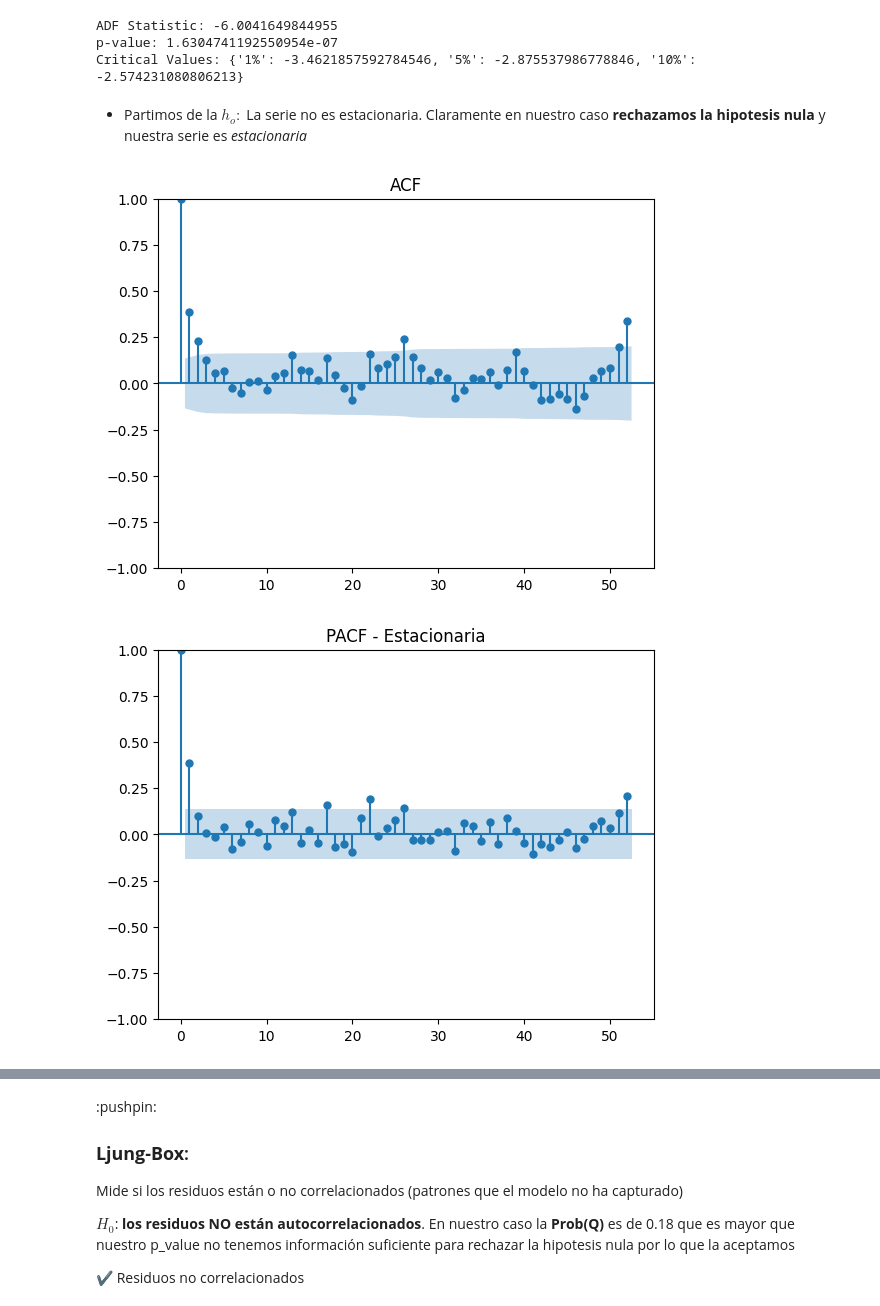
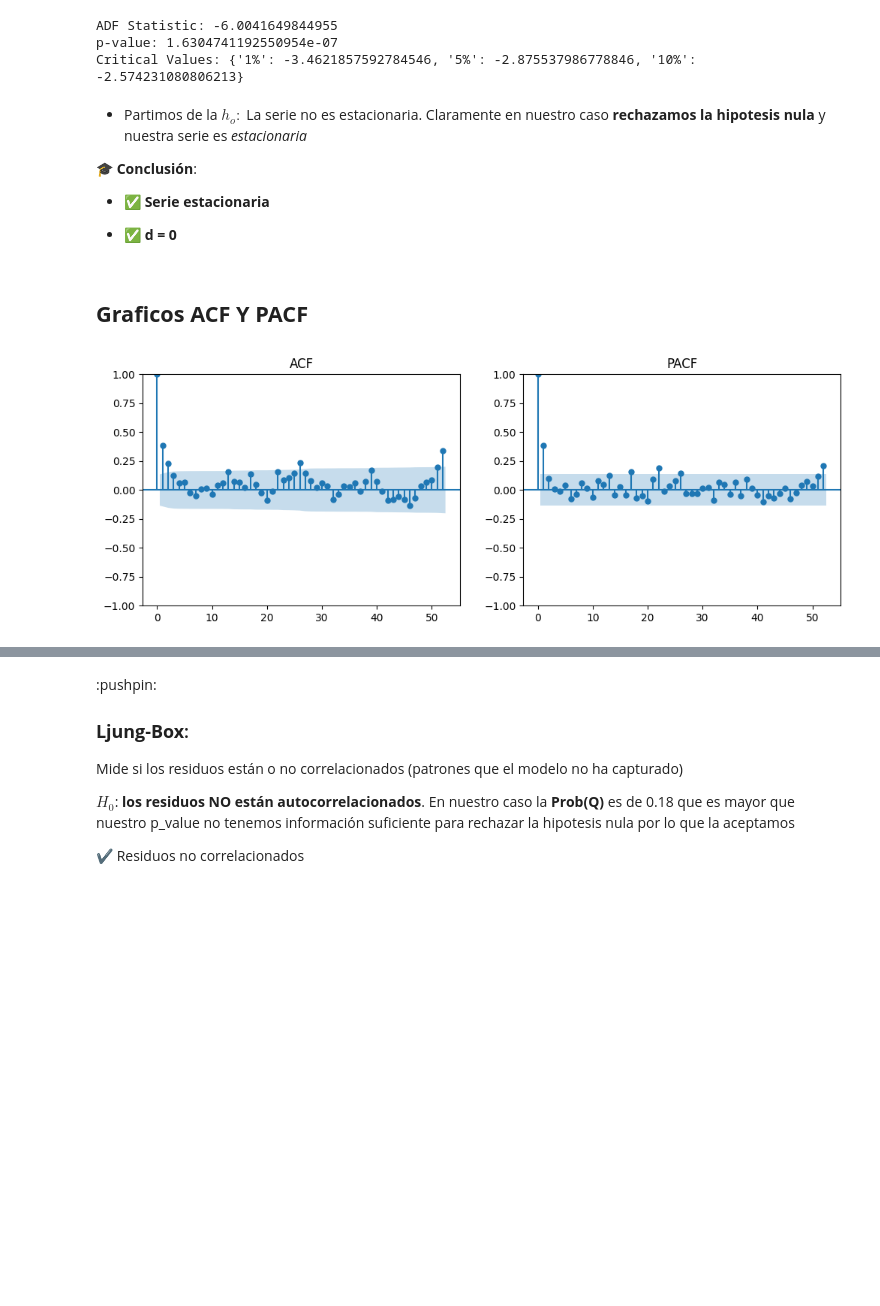
Before and after one commit to LLAES07/Forecasting-SARIMA, a Jupyter notebook: Notebooks/proyect.ipynb, the cells around one changed output, grey strips where cells are left out. Drawn from its saved outputs; the diff is of its cells as text; code cells hidden in the pictures; blank space fills up the shorter version.

```diff
--- a/Notebooks/proyect.ipynb
+++ b/Notebooks/proyect.ipynb
@@ -346,15 +350,22 @@ p-value: 1.6304741192550954e-07
 Critical Values: {'1%': -3.4621857592784546, '5%': -2.875537986778846, '10%': -2.574231080806213}
 # %% [markdown]
 - Partimos de la $h_{o}:$ La serie no es estacionaria. Claramente en nuestro caso **rechazamos la hipotesis nula** y nuestra serie es *estacionaria*
+
+🎓 **Conclusión**:
+
+- ✅ **Serie estacionaria**
+
+- ✅ **d = 0**
+# %% [markdown]
+## **Graficos ACF Y PACF**
 # %%
 from statsmodels.graphics.tsaplots import plot_acf
 from statsmodels.tsa.stattools import acf
 from statsmodels.graphics.tsaplots import plot_pacf
 
-plot_acf(y,  title="ACF", lags='52')
+fig, ax = plt.subplots(1, 2, figsize=(12, 4))  # opcional: ajustar tamaño
+plot_acf(y,  title="ACF", lags=52, ax=ax[0])
+plot_pacf(y, title="PACF", lags=52, ax=ax[1])
 plt.show()
-plot_pacf(y, title="PACF - Estacionaria", lags='52')
-plt.show()
 # %% [output]
-[figure, old version]
+[figure, new version]
-[figure, removed]
```
Also changed, not shown: parts of 7 cells of this notebook.
